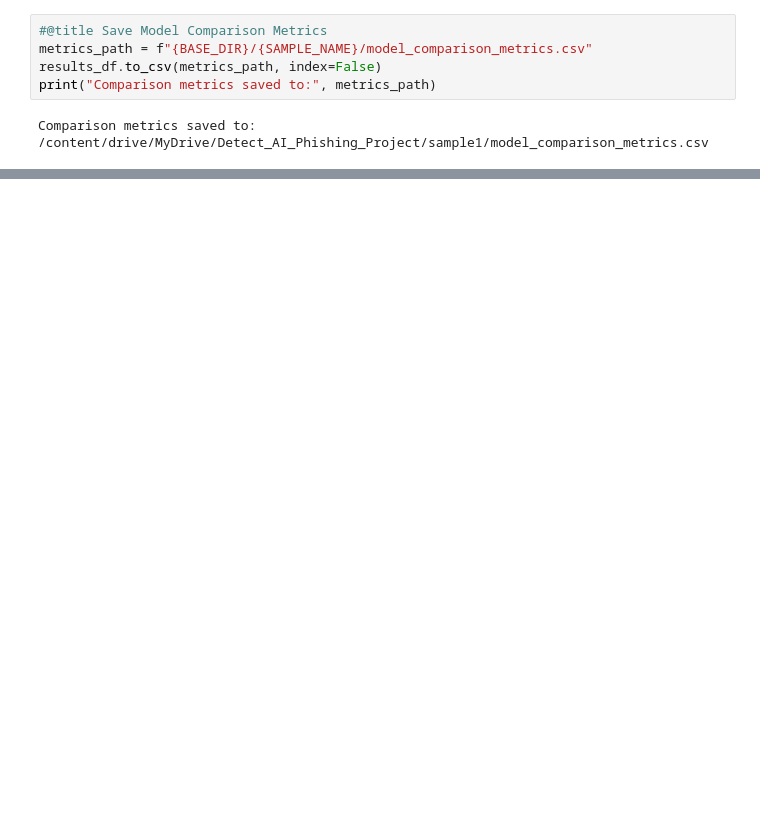
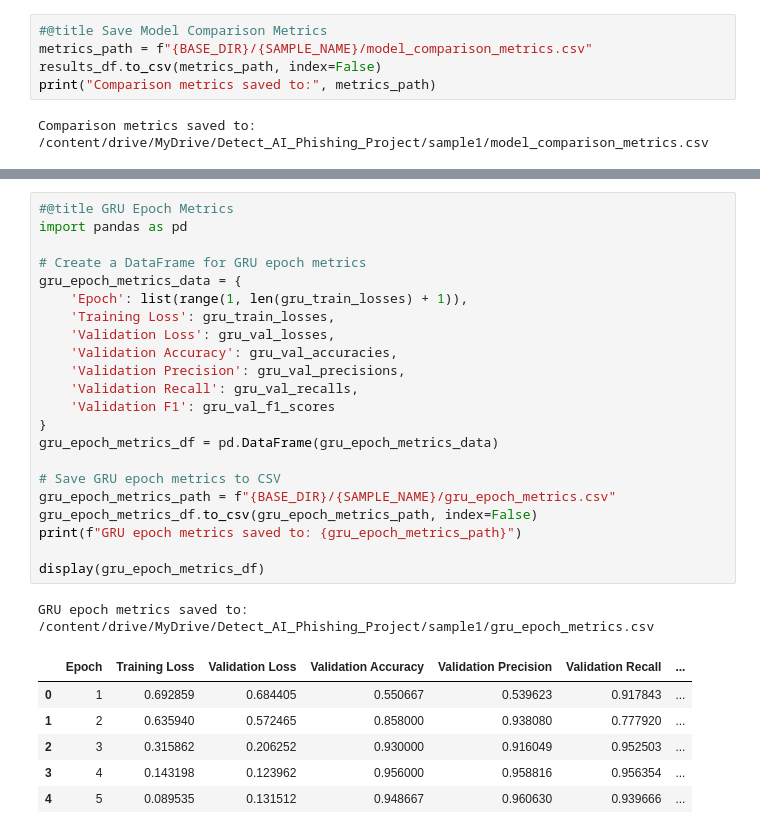
Before and after one commit to kushalshah0/colab_tools, a Jupyter notebook: ai-generated-phishing-emails-detection.ipynb, the cells around one changed output, grey strips where cells are left out. Drawn from its saved outputs; the diff is of its cells as text; blank space fills up the shorter version.

```diff
--- a/ai-generated-phishing-emails-detection.ipynb
+++ b/ai-generated-phishing-emails-detection.ipynb
@@ -1105,0 +1183,30 @@ plt.show()
+# %%
+#@title GRU Epoch Metrics
+import pandas as pd
+
+# Create a DataFrame for GRU epoch metrics
+gru_epoch_metrics_data = {
+    'Epoch': list(range(1, len(gru_train_losses) + 1)),
+    'Training Loss': gru_train_losses,
+    'Validation Loss': gru_val_losses,
+    'Validation Accuracy': gru_val_accuracies,
+    'Validation Precision': gru_val_precisions,
+    'Validation Recall': gru_val_recalls,
+    'Validation F1': gru_val_f1_scores
+}
+gru_epoch_metrics_df = pd.DataFrame(gru_epoch_metrics_data)
+
+# Save GRU epoch metrics to CSV
+gru_epoch_metrics_path = f"{BASE_DIR}/{SAMPLE_NAME}/gru_epoch_metrics.csv"
+gru_epoch_metrics_df.to_csv(gru_epoch_metrics_path, index=False)
+print(f"GRU epoch metrics saved to: {gru_epoch_metrics_path}")
+
+display(gru_epoch_metrics_df)
+# %% [output]
+GRU epoch metrics saved to: /content/drive/MyDrive/Detect_AI_Phishing_Project/sample1/gru_epoch_metrics.csv
+|  | Epoch | Training Loss | Validation Loss | Validation Accuracy | Validation Precision | Validation Recall | ... |
+| 0 | 1 | 0.692859 | 0.684405 | 0.550667 | 0.539623 | 0.917843 | ... |
+| 1 | 2 | 0.635940 | 0.572465 | 0.858000 | 0.938080 | 0.777920 | ... |
+| 2 | 3 | 0.315862 | 0.206252 | 0.930000 | 0.916049 | 0.952503 | ... |
+| 3 | 4 | 0.143198 | 0.123962 | 0.956000 | 0.958816 | 0.956354 | ... |
+| 4 | 5 | 0.089535 | 0.131512 | 0.948667 | 0.960630 | 0.939666 | ... |
```
Also changed, not shown: parts of 20 cells of this notebook.
